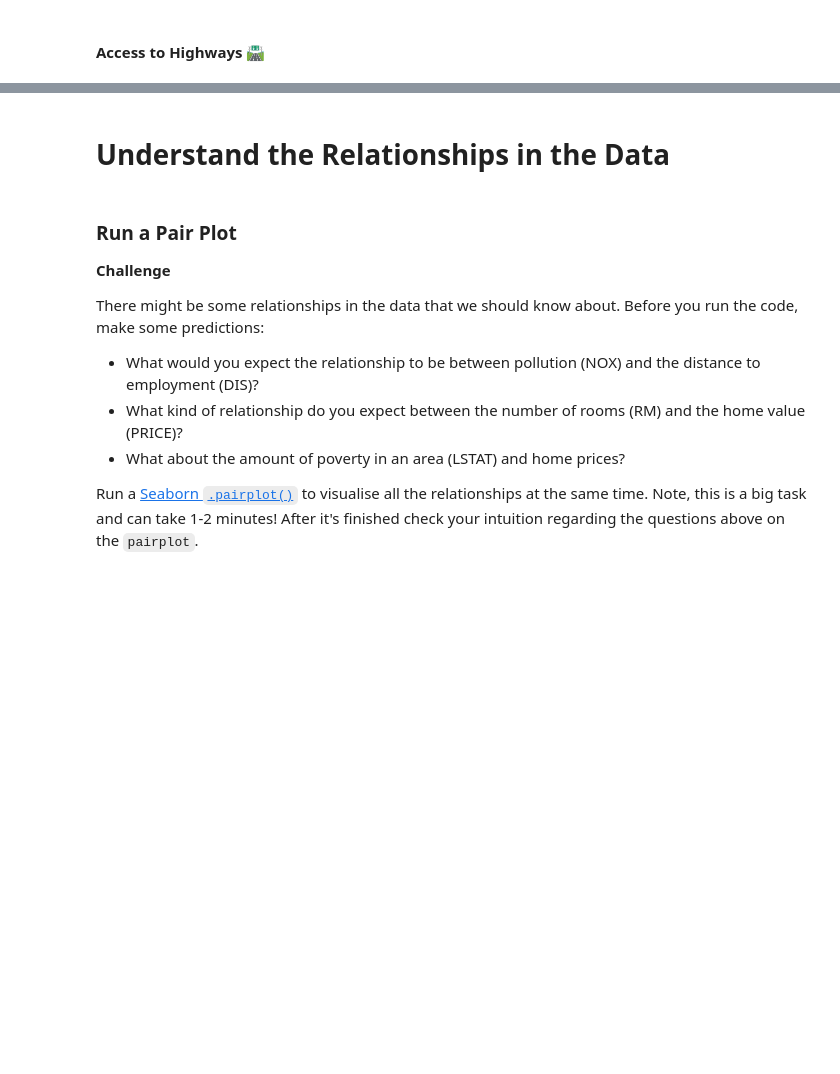
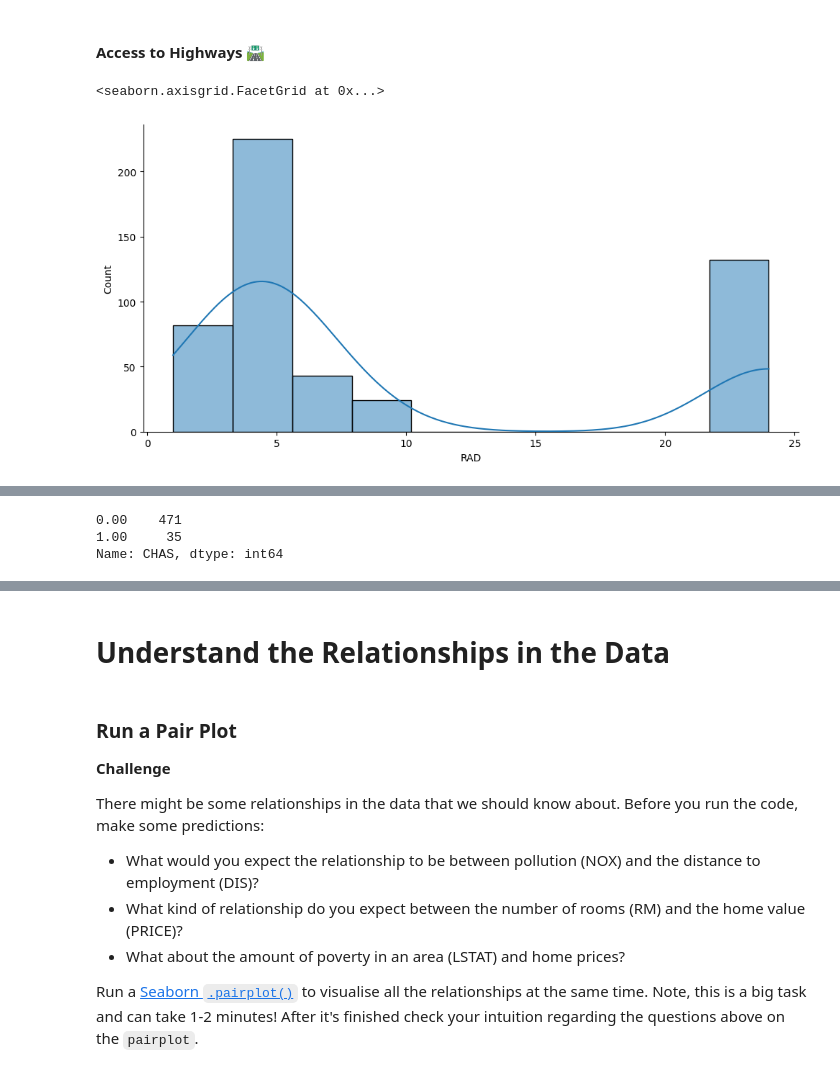
Before and after one commit to Aabi0207/Multivariable-Regression-and-valuation, a Jupyter notebook: Multivariable_Regression_and_Valuation_Model_(start).ipynb, the cells around one changed output, grey strips where cells are left out. Cells and saved outputs as stored; diff of their text form; code cells hidden in the pictures; blank space fills up the shorter version.

```diff
--- a/Multivariable_Regression_and_Valuation_Model_(start).ipynb
+++ b/Multivariable_Regression_and_Valuation_Model_(start).ipynb
@@ -231,5 +247,10 @@ What do you notice in the distributions of the data?
 # %% [markdown]
 #### Access to Highways 🛣
+# %%
+sns.displot(data=data, x="RAD", kde=True, aspect=2)
+# %% [output]
+<seaborn.axisgrid.FacetGrid at 0x...>
+[figure, added]
 # %% [markdown]
 #### Next to the River? ⛵️
 
@@ -240,6 +261,13 @@ Create a bar chart with plotly for CHAS to show many more homes are away from th
 <img src=https://i.imgur.com/AHwoQ6l.png height=350>
 
 You can make your life easier by providing a list of values for the x-axis (e.g., `x=['No', 'Yes']`)
+# %%
+grouped_data = data.CHAS.value_counts()
+grouped_data
+# %% [output]
+0.00    471
+1.00     35
+Name: CHAS, dtype: int64
 # %% [markdown]
 <img src=https://i.imgur.com/b5UaBal.jpg height=350>
 # %% [markdown]
```
Also changed, not shown: parts of 36 cells of this notebook.
